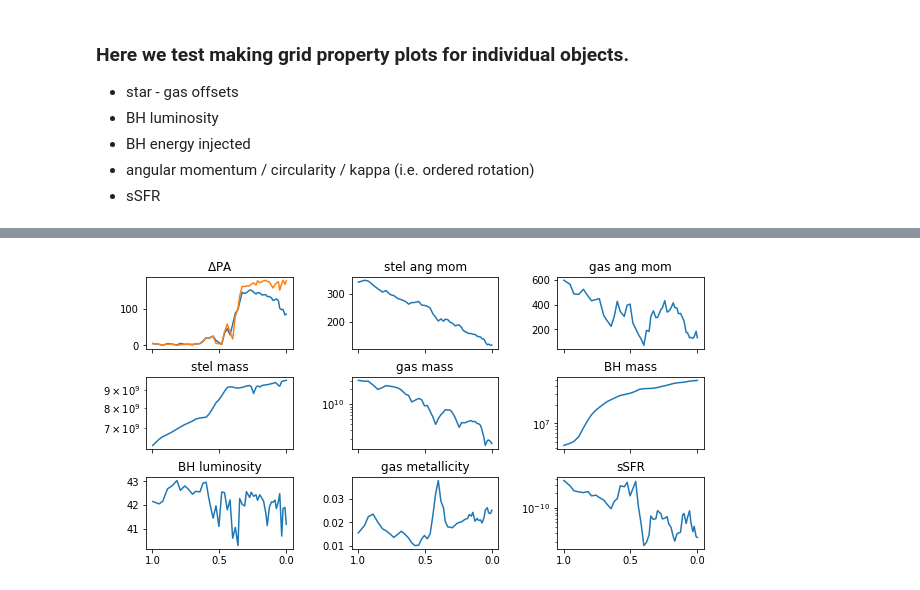
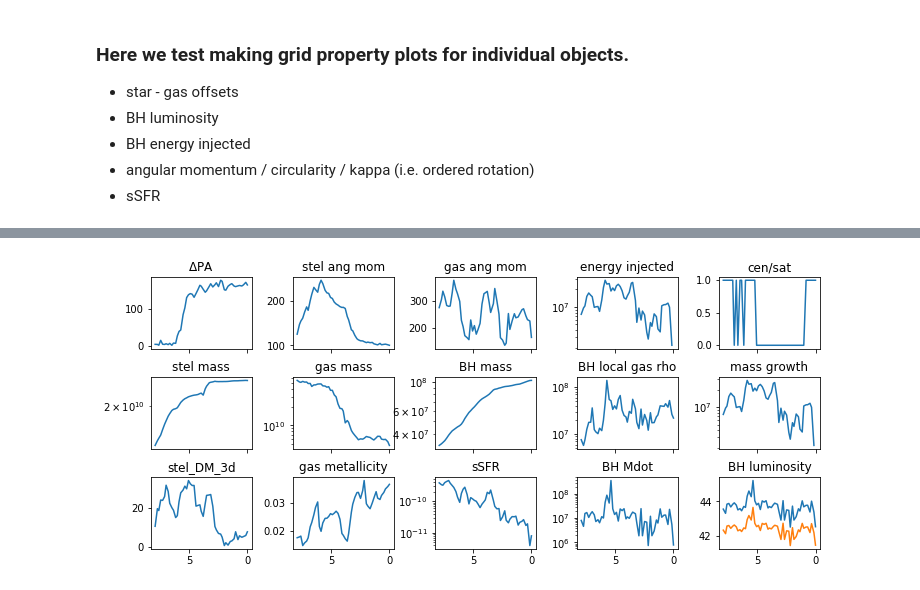
Before and after one commit to Chris-Duckworth/bh_star_gas_misalignment, a Jupyter notebook: local/scripts/testing_notebooks/test_galaxy_grid.ipynb, the cells around one changed output, grey strips where cells are left out. Saved outputs shown, nothing was run; the diff lists cells and outputs as text; code cells hidden in the pictures.

```diff
--- a/local/scripts/testing_notebooks/test_galaxy_grid.ipynb
+++ b/local/scripts/testing_notebooks/test_galaxy_grid.ipynb
@@ -14,7 +15,7 @@ import kin_morph_funcs as knf
 path = '/Users/cd201/morphology_misalignment/catalogues/'
 
 # loading in AGN info catalogue.
-mass_tab = pd.read_csv(path+'tng100_mpl8_mass_history_wAGN.csv')
+mass_tab = pd.read_csv('/Users/cd201/projects/bh_star_gas_misalignment/popeye/catalogues/'+'tng100_bh_history.csv')
 
 # Need to add in mass history to angular momentum table.
 ang_tab = pd.read_csv(path+'tng_mpl8_ang_mom_history.csv')
@@ -45,0 +53,11 @@ def return_individual_params(subfind_id):
+# %%
+def instantaneous_energy_output(single_tab):
+    cumsum_energy = - single_tab.BH_CumEgyInjection_QM.diff()[1:] + single_tab.BH_CumEgyInjection_RM.diff()[1:]
+    return cumsum_energy / (single_tab.branch_lookback_time.diff()[1:] * 10**9)
+
+def instantaneous_mass_growth(single_tab):
+    cumsum_mass = - single_tab.BH_CumMassGrowth_QM.diff()[1:] + single_tab.BH_CumMassGrowth_RM.diff()[1:]
+    return cumsum_mass / (single_tab.branch_lookback_time.diff()[1:] * 10**9)
+
+def instantaneous_allmass_growth(column):
+    return - column.diff()[1:] / (single_tab.branch_lookback_time.diff()[1:])
@@ -46,46 +78,68 @@ def return_individual_params(subfind_id):
 # %%
-single_tab = return_individual_params(322586)
+single_tab = return_individual_params(590890)
 
-fig, ax = plt.subplots(3,3, figsize=(10, 5), sharex='all')
+fig, ax = plt.subplots(3,5, figsize=(12, 5), sharex='all')
 ax[0,0].set_title(r'$\Delta$PA')
-ax[0,0].plot(single_tab.branch_z.values, single_tab.stel_gas_3d.values)
-ax[0,0].plot(single_tab.branch_z.values, single_tab.stel_gas_2d.values)
+ax[0,0].plot(single_tab.branch_lookback_time.values, single_tab.stel_gas_3d.values)
+#ax[0,0].plot(single_tab.branch_lookback_time.values, single_tab.stel_gas_2d.values)
 
 ax[0,1].set_title(r'stel ang mom')
-ax[0,1].plot(single_tab.branch_z.values, single_tab.mag_sJ_stel.values)
+ax[0,1].plot(single_tab.branch_lookback_time.values, single_tab.mag_sJ_stel.values)
 #ax[0,1].plot(single_tab.branch_z.values, single_tab.mag_sJ_DM.values)
 
 ax[0,2].set_title(r'gas ang mom')
-ax[0,2].plot(single_tab.branch_z.values, single_tab.mag_sJ_gas.values)
+ax[0,2].plot(single_tab.branch_lookback_time.values, single_tab.mag_sJ_gas.values)
 
 ax[1,0].set_title(r'stel mass')
-ax[1,0].plot(single_tab.branch_z.values, single_tab.stel_mass.values, label='stel')
+ax[1,0].plot(single_tab.branch_lookback_time.values, single_tab.stel_mass.values, label='stel')
 ax[1,0].set_yscale('log')
 
 ax[1,1].set_title(r'gas mass')
-ax[1,1].plot(single_tab.branch_z.values, single_tab.gas_mass.values, label='gas')
+ax[1,1].plot(single_tab.branch_lookback_time.values, single_tab.gas_mass.values, label='gas')
 ax[1,1].set_yscale('log')
 
 ax[1,2].set_title('BH mass')
-ax[1,2].plot(single_tab.branch_z.values, single_tab.BH_mass.values)
+ax[1,2].plot(single_tab.branch_lookback_time.values, single_tab.BH_mass.values)
 ax[1,2].set_yscale('log')
 
-ax[2,0].set_title('BH luminosity')
-#ax[2,0].plot(single_tab.branch_z.values, single_tab.log10_Lbh_bol.values)
-ax[2,0].plot(single_tab.branch_z.values, single_tab.log10_Lbh_xray.values)
+ax[2,0].set_title('stel_DM_3d')
+ax[2,0].plot(single_tab.branch_lookback_time.values, single_tab.stel_DM_3d.values )
 
 ax[2,1].set_title(r'gas metallicity')
-ax[2,1].plot(single_tab.branch_z.values, single_tab.GasMetallicity.values)
+ax[2,1].plot(single_tab.branch_lookback_time.values, single_tab.GasMetallicity.values)
 
 ax[2,2].set_title(r'sSFR')
-ax[2,2].plot(single_tab.branch_z.values, single_tab.SFR.values / single_tab.stel_mass.values )
+ax[2,2].plot(single_tab.branch_lookback_time.values, single_tab.SFR.values / single_tab.stel_mass.values )
 ax[2,2].set_yscale('log')
+
+ax[0,3].set_title('energy injected')
+ax[0,3].plot(single_tab.branch_lookback_time.values[1:], instantaneous_energy_output(single_tab) )
+ax[0,3].set_yscale('log')
+
+ax[1,3].set_title('BH local gas rho')
+ax[1,3].plot(single_tab.branch_lookback_time.values, single_tab.BH_local_gas_density.values )
+ax[1,3].set_yscale('log')
+
+ax[2,3].set_title('BH Mdot')
+ax[2,3].plot(single_tab.branch_lookback_time.values, single_tab.BH_Mdot.values )
+ax[2,3].set_yscale('log')
+
+ax[0,4].set_title('cen/sat')
+ax[0,4].plot(single_tab.branch_lookback_time.values, single_tab.central_flag )
+
+ax[1,4].set_title('mass growth')
+ax[1,4].plot(single_tab.branch_lookback_time.values[1:], instantaneous_energy_output(single_tab) )
+ax[1,4].set_yscale('log')
+
+ax[2,4].set_title('BH luminosity')
+ax[2,4].plot(single_tab.branch_lookback_time.values, single_tab.log10_Lbh_bol.values)
+ax[2,4].plot(single_tab.branch_lookback_time.values, single_tab.log10_Lbh_xray.values)
 
 ax[0,0].invert_xaxis()
 fig.subplots_adjust(wspace=0.4, hspace=0.4)
 plt.show()
 # %% [output]
-[figure, old version]
+[figure, new version]
 # %%
 # list of possible case studies.
 cases = np.array([261968, 322586, 612577, 642463, 236764, 358584, 175245, 617106, 614826, 242228, 493800, 352062, 601914, 466801])
```
Also changed, not shown: parts of 7 cells of this notebook, 1 other file.
